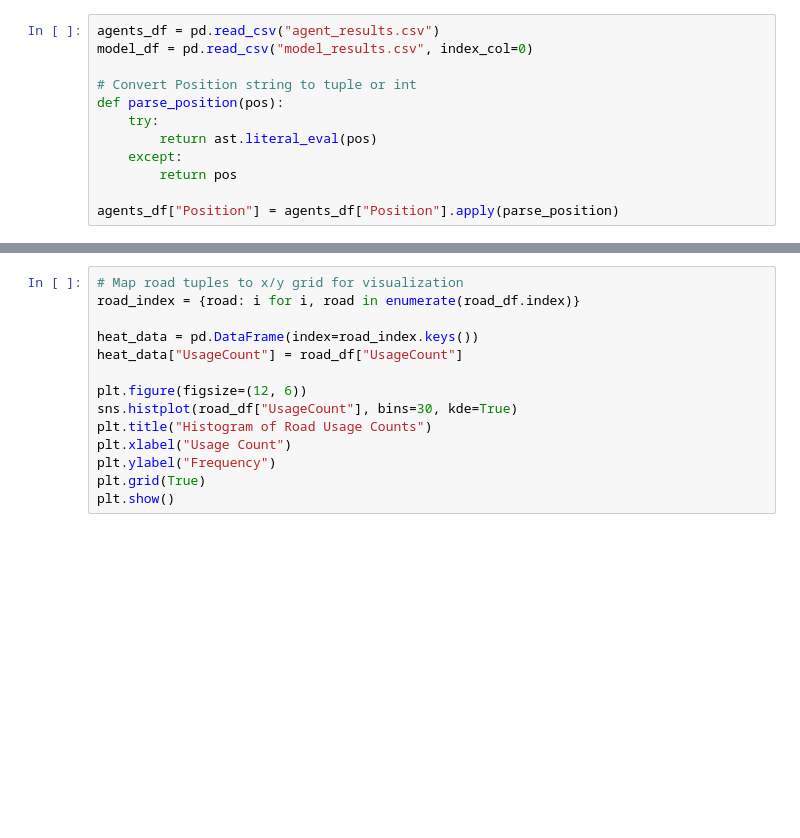
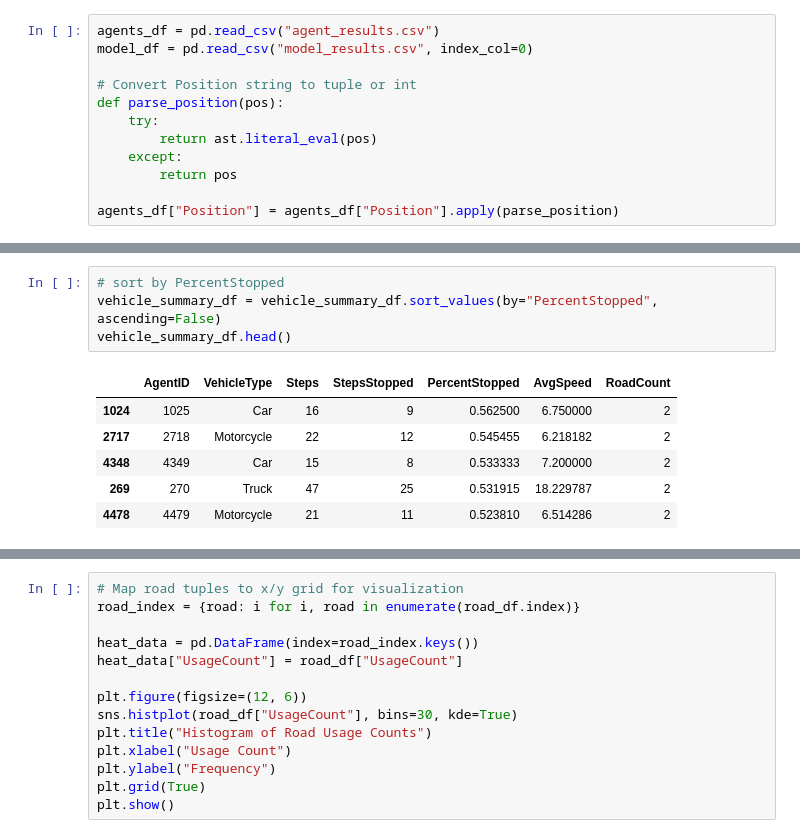
Before and after one commit to haarmeggido/agent-systems, a Jupyter notebook: src/ainter/data/data.ipynb, the cells around one changed output, grey strips where cells are left out. Saved outputs shown, nothing was run; the diff lists cells and outputs as text; blank space fills up the shorter version.

```diff
--- a/src/ainter/data/data.ipynb
+++ b/src/ainter/data/data.ipynb
@@ -51,0 +79,11 @@ vehicle_summary_df.head()
+# %%
+# sort by PercentStopped
+vehicle_summary_df = vehicle_summary_df.sort_values(by="PercentStopped", ascending=False)
+vehicle_summary_df.head()
+# %% [output]
+|  | AgentID | VehicleType | Steps | StepsStopped | PercentStopped | AvgSpeed | RoadCount |
+| 1024 | 1025 | Car | 16 | 9 | 0.562500 | 6.750000 | 2 |
+| 2717 | 2718 | Motorcycle | 22 | 12 | 0.545455 | 6.218182 | 2 |
+| 4348 | 4349 | Car | 15 | 8 | 0.533333 | 7.200000 | 2 |
+| 269 | 270 | Truck | 47 | 25 | 0.531915 | 18.229787 | 2 |
+| 4478 | 4479 | Motorcycle | 21 | 11 | 0.523810 | 6.514286 | 2 |
```
Also changed, not shown: parts of 7 cells of this notebook.
